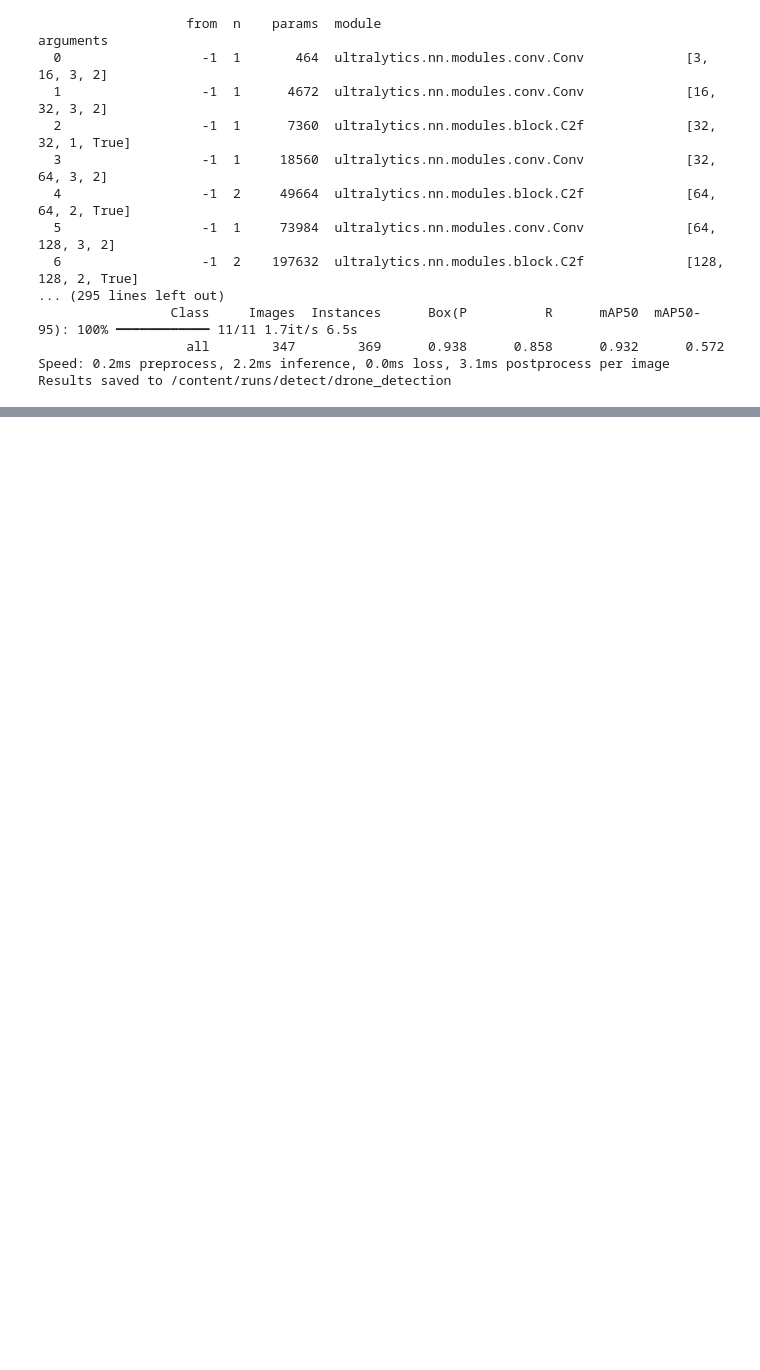
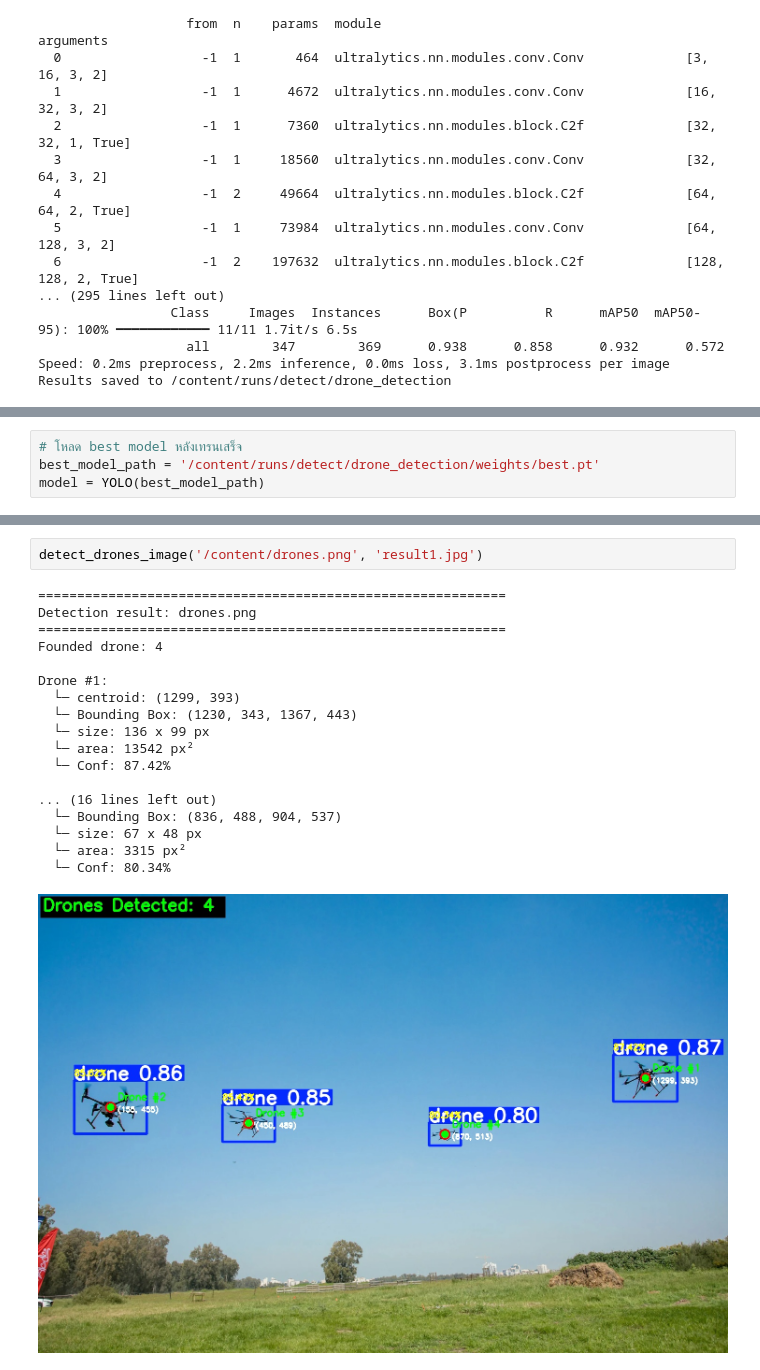
Before and after one commit to 660710078/TopGun2025, a Jupyter notebook: Pre2.ipynb, the cells around one changed output, grey strips where cells are left out. Cells and saved outputs as stored; diff of their text form; blank space fills up the shorter version.

```diff
--- a/Pre2.ipynb
+++ b/Pre2.ipynb
@@ -646,0 +92,4 @@ error: OpenCV(4.12.0) /io/opencv/modules/imgproc/src/color.cpp:199: error: (-215
+# %%
+# โหลด best model หลังเทรนเสร็จ
+best_model_path = '/content/runs/detect/drone_detection/weights/best.pt'
+model = YOLO(best_model_path)
@@ -646,0 +223,21 @@ error: OpenCV(4.12.0) /io/opencv/modules/imgproc/src/color.cpp:199: error: (-215
+# %%
+detect_drones_image('/content/drones.png', 'result1.jpg')
+# %% [output]
+============================================================
+Detection result: drones.png
+============================================================
+Founded drone: 4
+
+Drone #1:
+  └─ centroid: (1299, 393)
+  └─ Bounding Box: (1230, 343, 1367, 443)
+  └─ size: 136 x 99 px
+  └─ area: 13542 px²
+  └─ Conf: 87.42%
+
+... (16 lines left out)
+  └─ Bounding Box: (836, 488, 904, 537)
+  └─ size: 67 x 48 px
+  └─ area: 3315 px²
+  └─ Conf: 80.34%
+[figure, added]
```
Also changed, not shown: parts of 19 cells of this notebook.
